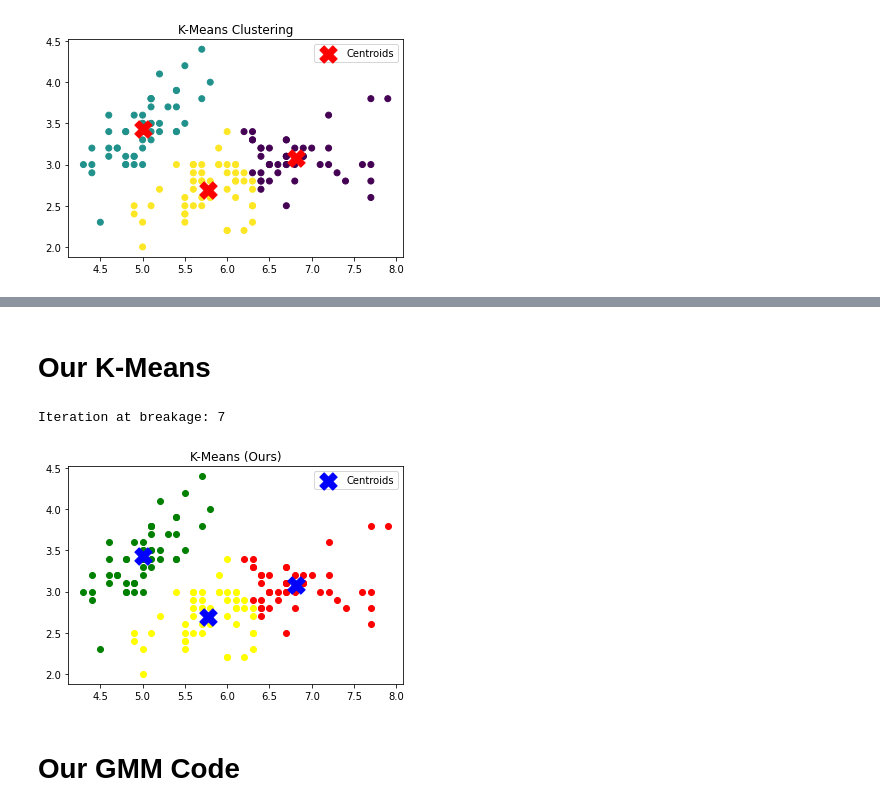
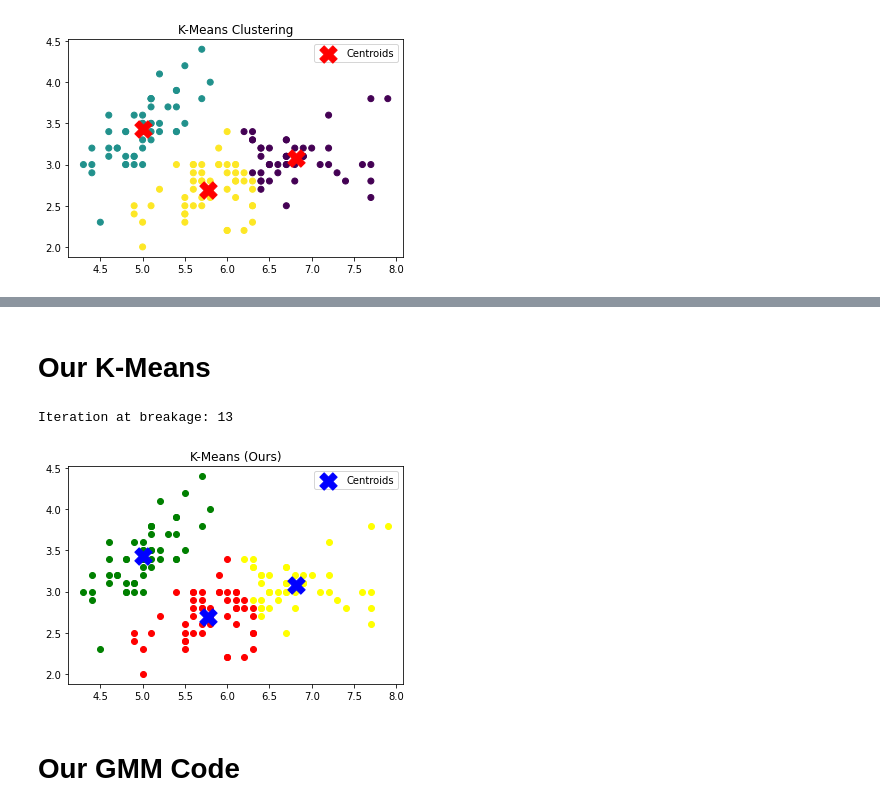
Before and after one commit to josephjkuang/GIES, a Jupyter notebook: Main.ipynb, the cells around one changed output, grey strips where cells are left out. Drawn from its saved outputs; the diff is of its cells as text; code cells hidden in the pictures.

```diff
--- a/Main.ipynb
+++ b/Main.ipynb
@@ -79,27 +83,27 @@ plt.show()
-# %% [markdown]
-# Our K-Means
-# %%
-# Run K-Means++
-num_classes, num_dimensions = 3, 2
-init_c = kmeans_plusplus_initialization(X, num_classes)
-means, points = k_means(X, init_c)
-
-# Display the points in respective class
-colors = ['red', 'yellow', 'green', 'blue']
-for k in range(num_classes):
-    for point in points[k]:
-        plt.scatter(point[0], point[1], c=colors[k])
-
-# Visualization Stuff
-plt.scatter(means[:, 0], means[:, 1], s=300, c='blue', marker='X', label='Centroids')
-plt.title("K-Means (Ours)")
-plt.legend()
-plt.show()
-# %% [output]
-Iteration at breakage: 7
-[figure, removed]
-# %% [markdown]
-# Our GMM Code
+# %% [markdown]
+# Our K-Means
+# %%
+# Run K-Means++
+num_classes, num_dimensions = 3, 2
+init_c = kmeans_plusplus_initialization(X, num_classes)
+means, points = k_means(X, init_c, num_classes)
+
+# Display the points in respective class
+colors = ['red', 'yellow', 'green', 'blue']
+for k in range(num_classes):
+    for point in points[k]:
+        plt.scatter(point[0], point[1], c=colors[k])
+
+# Visualization Stuff
+plt.scatter(means[:, 0], means[:, 1], s=300, c='blue', marker='X', label='Centroids')
+plt.title("K-Means (Ours)")
+plt.legend()
+plt.show()
+# %% [output]
+Iteration at breakage: 13
+[figure, added]
+# %% [markdown]
+# Our GMM Code
 # %%
 num_classes = 3
 n, d = X.shape
```
Also changed, not shown: parts of 11 cells of this notebook, 5 other files.
